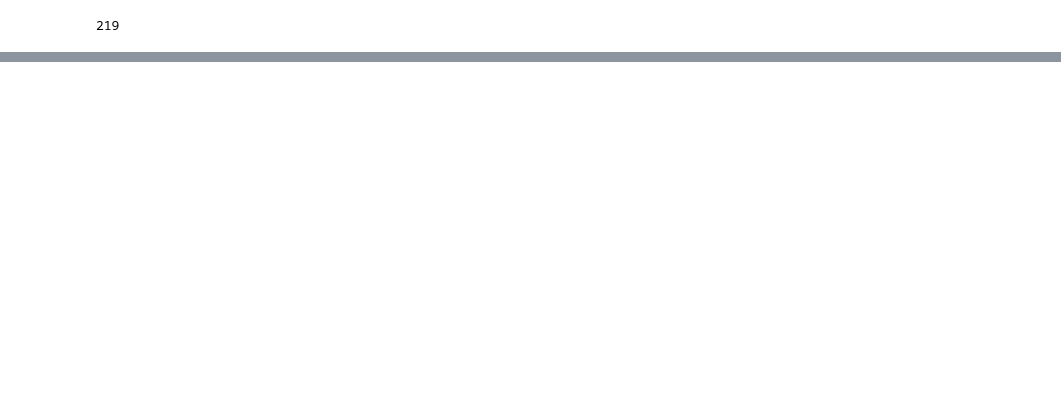
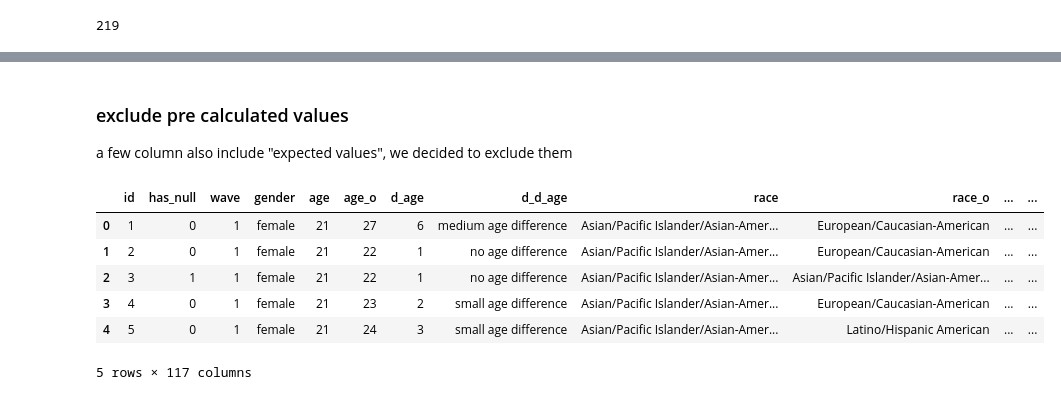
Before and after one commit to donikaSkenderbeut/machine-learning, a Jupyter notebook: Speed-Dating.ipynb, the cells around one changed output, grey strips where cells are left out. Drawn from its saved outputs; the diff is of its cells as text; code cells hidden in the pictures; blank space fills up the shorter version.

```diff
--- a/Speed-Dating.ipynb
+++ b/Speed-Dating.ipynb
@@ -183,0 +292,27 @@ le.classes_.size
+# %%
+for col in df:
+    if "d_importance" in col:
+        df[col] = df[col].str.replace("[0-1]","not important",regex=False)
+        df[col] = df[col].str.replace("[2-5]","important",regex=False)
+        df[col] = df[col].str.replace("[6-10]","very important",regex=False)
+    elif "d_d_age" in col:
+        df[col] = df[col].str.replace("[0-1]","no age difference",regex=False)
+        df[col] = df[col].str.replace("[2-3]","small age difference",regex=False)
+        df[col] = df[col].str.replace("[4-6]","medium age difference",regex=False)
+        df[col] = df[col].str.replace("[7-37]","large age difference",regex=False)
+    else:
+        try:
+            ## importance of partner having those attributes
+            df[col] = df[col].str.replace("[0-15]","not important",regex=False)
+            df[col] = df[col].str.replace("[16-20]","important",regex=False)
+            df[col] = df[col].str.replace("[21-100]","very important",regex=False)
+            ## categories for rating themselves
+            df[col] = df[col].str.replace("[0-5]","low",regex=False)
+            df[col] = df[col].str.replace("[6-8]","average",regex=False)
+            df[col] = df[col].str.replace("[9-10]","high",regex=False)
+            ## expected number of people interested in participant
+            df[col] = df[col].str.replace("[0-3]","few",regex=False)
+            df[col] = df[col].str.replace("[4-9]","medium",regex=False)
+            df[col] = df[col].str.replace("[10-20]","a lot",regex=False)
+        except:
+            d = 1
@@ -183,0 +337,18 @@ le.classes_.size
+# %% [markdown]
+### exclude pre calculated values
+a few column also include "expected values", we decided to exclude them
+# %%
+for col in df:
+    if "expected" in col:
+        df = df.drop(col, axis=1)
+
+df = df.drop(['guess_prob_liked', 'd_guess_prob_liked'], axis=1)
+df.head()
+# %% [output]
+|  | id | has_null | wave | gender | age | age_o | d_age | d_d_age | race | race_o | ... | ... |
+| 0 | 1 | 0 | 1 | female | 21 | 27 | 6 | medium age difference | Asian/Pacific Islander/Asian-Amer... | European/Caucasian-American | ... | ... |
+| 1 | 2 | 0 | 1 | female | 21 | 22 | 1 | no age difference | Asian/Pacific Islander/Asian-Amer... | European/Caucasian-American | ... | ... |
+| 2 | 3 | 1 | 1 | female | 21 | 22 | 1 | no age difference | Asian/Pacific Islander/Asian-Amer... | Asian/Pacific Islander/Asian-Amer... | ... | ... |
+| 3 | 4 | 0 | 1 | female | 21 | 23 | 2 | small age difference | Asian/Pacific Islander/Asian-Amer... | European/Caucasian-American | ... | ... |
+| 4 | 5 | 0 | 1 | female | 21 | 24 | 3 | small age difference | Asian/Pacific Islander/Asian-Amer... | Latino/Hispanic American | ... | ... |
+5 rows × 117 columns
```
Also changed, not shown: parts of 23 cells of this notebook, 3 other files.
